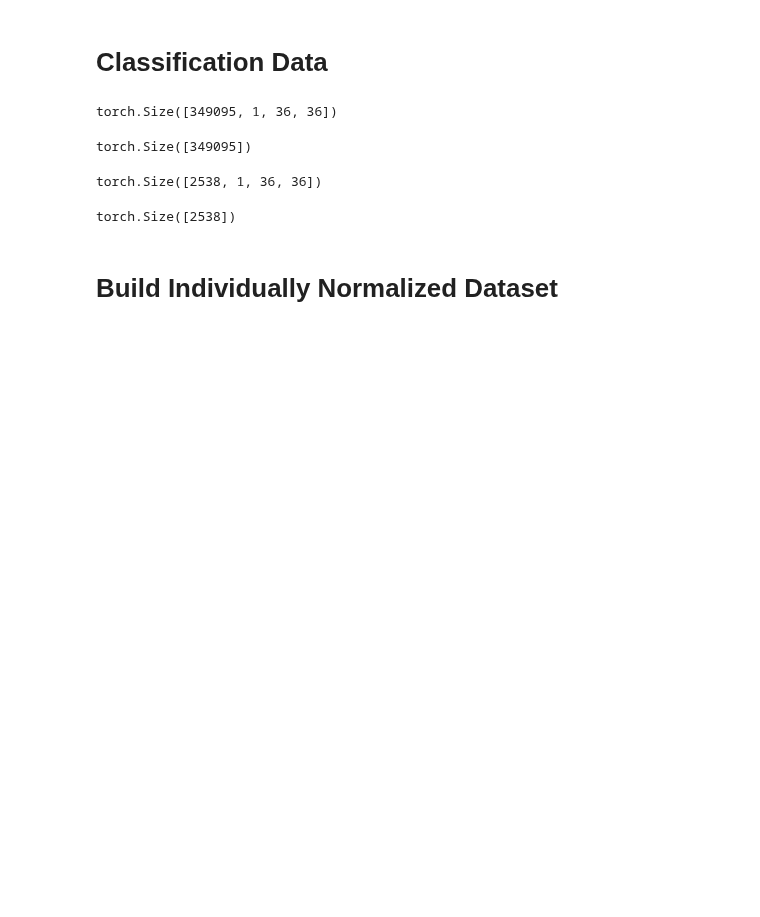
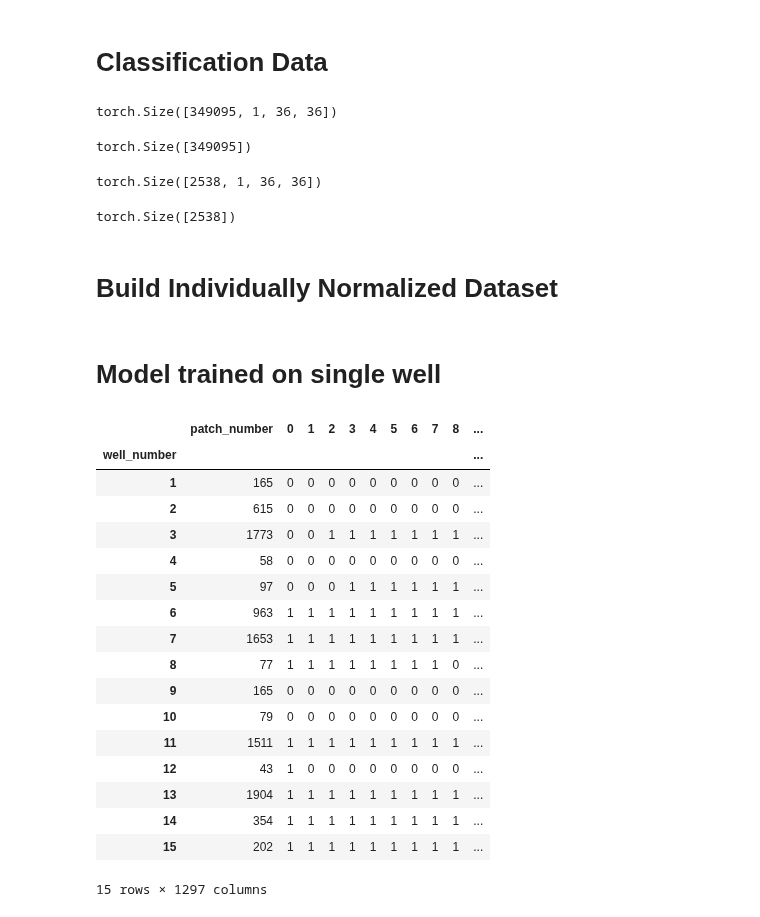
Before and after one commit to EllingtonKirby/Pipe-Corrosion-Detection, a Jupyter notebook: exploration.ipynb, the cells around one changed output. Cells and saved outputs as stored; diff of their text form; code cells hidden in the pictures; blank space fills up the shorter version.

```diff
--- a/exploration.ipynb
+++ b/exploration.ipynb
@@ -858,3 +858,30 @@ for i, filename in enumerate(os.listdir(data_dir)):
     example = np.load(data_dir + filename)
     scaled = RobustScaler().fit_transform(example)
     np.save(output_dir + filename, scaled)
+# %% [markdown]
+# Model trained on single well
+# %%
+import data_pipeline
+
+dataframe = data_pipeline.build_dataframe()
+# %%
+dataframe.groupby('well_number').max('patch_number')
+# %% [output]
+|  | patch_number | 0 | 1 | 2 | 3 | 4 | 5 | 6 | 7 | 8 | ... |
+| well_number |  |  |  |  |  |  |  |  |  |  | ... |
+| 1 | 165 | 0 | 0 | 0 | 0 | 0 | 0 | 0 | 0 | 0 | ... |
+| 2 | 615 | 0 | 0 | 0 | 0 | 0 | 0 | 0 | 0 | 0 | ... |
+| 3 | 1773 | 0 | 0 | 1 | 1 | 1 | 1 | 1 | 1 | 1 | ... |
+| 4 | 58 | 0 | 0 | 0 | 0 | 0 | 0 | 0 | 0 | 0 | ... |
+| 5 | 97 | 0 | 0 | 0 | 1 | 1 | 1 | 1 | 1 | 1 | ... |
+| 6 | 963 | 1 | 1 | 1 | 1 | 1 | 1 | 1 | 1 | 1 | ... |
+| 7 | 1653 | 1 | 1 | 1 | 1 | 1 | 1 | 1 | 1 | 1 | ... |
+| 8 | 77 | 1 | 1 | 1 | 1 | 1 | 1 | 1 | 1 | 0 | ... |
+| 9 | 165 | 0 | 0 | 0 | 0 | 0 | 0 | 0 | 0 | 0 | ... |
+| 10 | 79 | 0 | 0 | 0 | 0 | 0 | 0 | 0 | 0 | 0 | ... |
+| 11 | 1511 | 1 | 1 | 1 | 1 | 1 | 1 | 1 | 1 | 1 | ... |
+| 12 | 43 | 1 | 0 | 0 | 0 | 0 | 0 | 0 | 0 | 0 | ... |
+| 13 | 1904 | 1 | 1 | 1 | 1 | 1 | 1 | 1 | 1 | 1 | ... |
+| 14 | 354 | 1 | 1 | 1 | 1 | 1 | 1 | 1 | 1 | 1 | ... |
+| 15 | 202 | 1 | 1 | 1 | 1 | 1 | 1 | 1 | 1 | 1 | ... |
+15 rows × 1297 columns
```
Also changed, not shown: parts of 1 cell of this notebook, 4 other files.
